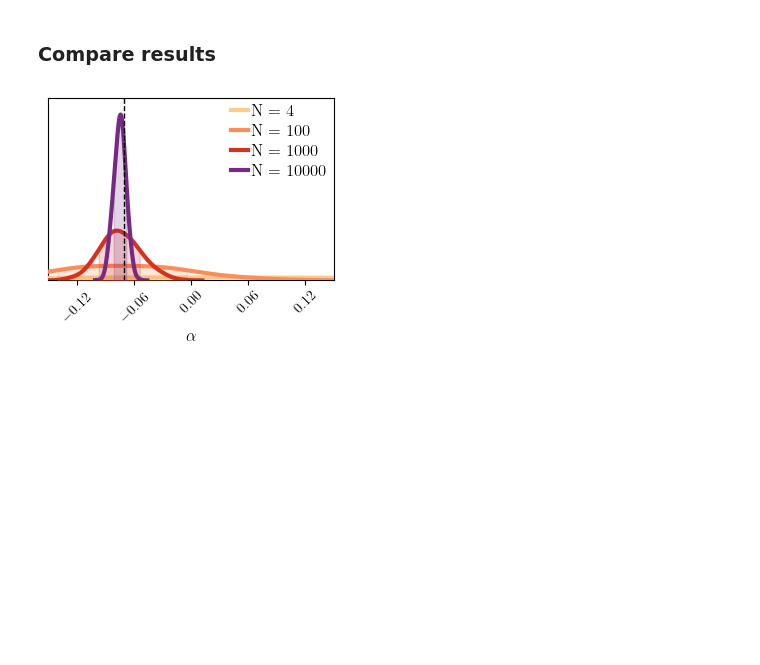
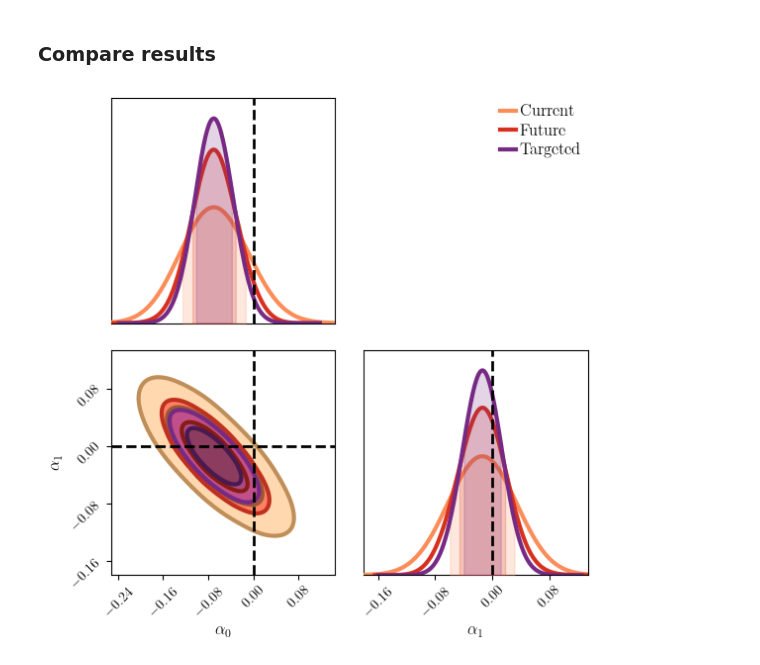
Before and after one commit to nataliehogg/quasar-ddr, a Jupyter notebook: sampler_interface.ipynb, the cells around one changed output. Cells and saved outputs as stored; diff of their text form; code cells hidden in the pictures; blank space fills up the shorter version.

Commit message:
add mrk509 notebook and tables

```diff
--- a/sampler_interface.ipynb
+++ b/sampler_interface.ipynb
@@ -148,52 +148,65 @@ plt.show()
 #     'N = 2000': 'M1alpha-0.075beta0.0nQSO2000',
 # }
 
-chain_dir = Path('chains/lusso2020_flux_table/current_sarm/asimov_seed27')
+# chain_dir = Path('chains/lusso2020_flux_table/current_sarm/asimov_seed27')
+# chains = {
+#     'N = 4': 'M1alpha-0.075beta-0.014nQSO4',
+#     'N = 100': 'M1alpha-0.075beta-0.014nQSO100',
+#     'N = 1000': 'M1alpha-0.075beta-0.014nQSO1000',
+#     'N = 10000': 'M1alpha-0.075beta-0.014nQSO10000',
+# }
+# colours = {
+#     'N = 4': warm[0],
+#     'N = 100': warm[1],
+#     'N = 1000': warm[2],
+#     'N = 10000': purple[2]
+# }
+
+chain_dir = Path('chains')
 chains = {
-    'N = 4': 'M1alpha-0.075beta-0.014nQSO4',
-    'N = 100': 'M1alpha-0.075beta-0.014nQSO100',
-    'N = 1000': 'M1alpha-0.075beta-0.014nQSO1000',
-    'N = 10000': 'M1alpha-0.075beta-0.014nQSO10000',
+    'Current': 'M2alpha-0.07beta-0.014nQSO1000_current',
+    'Future': 'M2alpha-0.07beta-0.014nQSO1000_future',
+    'Targeted': 'M2alpha-0.07beta-0.014nQSO1000_targeted',
 }
 colours = {
-    'N = 4': warm[0],
-    'N = 100': warm[1],
-    'N = 1000': warm[2],
-    'N = 10000': purple[2]
+    'Current': warm[1],
+    'Future': warm[2],
+    'Targeted': purple[2]
 }
 truth_m1 = {'alpha': -0.075}
 truth_m2 = {'alpha': -0.070, 'beta': -0.014}
 burn_fraction = 0.3
 figure_root = Path('results/baseline_M2_comparison')
 # %%
-parameters = list(truth_m1)
+parameters = list(truth_m2)
 c = ChainConsumer()
 for name, stem in chains.items():
     chain_root = chain_dir / stem
     frames = []
     for path in sorted(chain_root.parent.glob(chain_root.name + '.[0-9]*.txt')):
         with path.open() as handle:
             columns = handle.readline().lstrip('#').split()
         frame = pd.read_csv(path, sep=r'\s+', comment='#', names=columns)
         frames.append(frame.iloc[int(burn_fraction * len(frame)):])
     if not frames:
         raise FileNotFoundError(f'No chain files for {chain_root}')
     samples = pd.concat(frames, ignore_index=True)
 
     c.add_chain(Chain(samples=samples[parameters + ['weight']],
                       weight_column='weight', name=name,
                       color = colours[name],
-                      bins=10, smooth=20, shade_gradient = 0.8, linewidth=3.0))
+                      bins=10, smooth=20, shade_gradient = 0.8, linewidth=3.0,
+                      sigmas=[0, 1, 2]))
 
-c.add_truth(Truth(location=truth_m2, color='k'))
+c.add_truth(Truth(location={'alpha': 0.0, 'beta': 0.0}, color='k', line_style='--', line_width=2.0))
 c.set_plot_config(PlotConfig(
-    labels={'alpha': r'$\alpha$', 'beta': r'$\beta$'},
+    labels={'alpha': r'$\alpha_0$', 'beta': r'$\alpha_1$'},
     usetex=True, serif=True, legend_color_text=False,
-     extents={'alpha':(-0.15, 0.15)}
+    # extents={'alpha':(-0.15, 0.15)}
 ))
 fig = c.plotter.plot(figsize=(3.4, 3.0) if len(parameters) == 1 else (6, 6),)
 plt.tight_layout()
-# plt.savefig('/home/nataliehogg/Documents/Projects/davide/figures/comparison_M1_asimov.pdf', dpi=300)
+plt.savefig('/home/nataliehogg/Documents/Projects/davide/figures/comparison_M2_N1000.pdf', dpi=300)
 plt.show()
 # %% [output]
-[figure, old version]
+[figure, new version]
```
Also changed, not shown: 2 other files.
